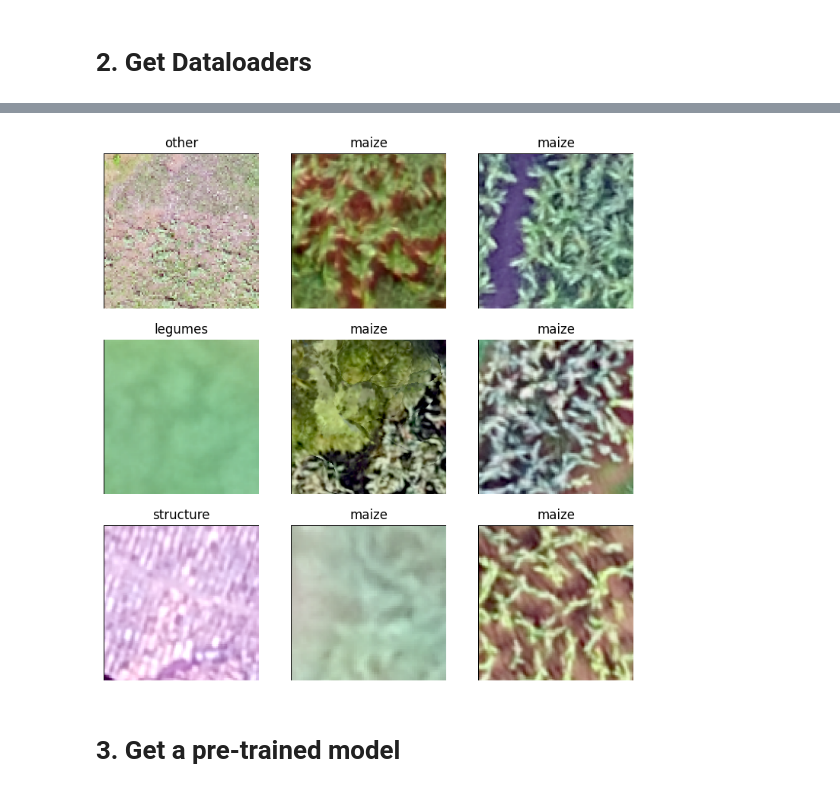
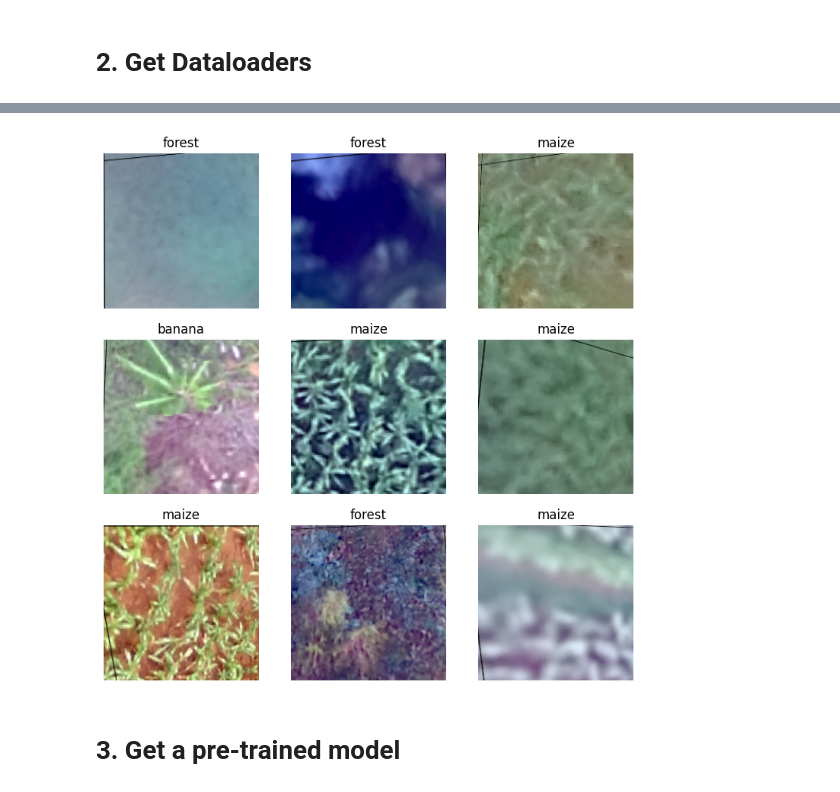
Before and after one commit to theshoaibshafique/Crop-Classification-Challenge, a Jupyter notebook: predictions-using-fast-ai-resnet.ipynb, the cells around one changed output, grey strips where cells are left out. Saved outputs shown, nothing was run; the diff lists cells and outputs as text; code cells hidden in the pictures.

```diff
--- a/predictions-using-fast-ai-resnet.ipynb
+++ b/predictions-using-fast-ai-resnet.ipynb
@@ -29,8 +36,8 @@ It seems like all of our images are of same size (200,200)
 # %%
-dls = ImageDataLoaders.from_folder(trn_path,valid_pct=0.2)
+dls = ImageDataLoaders.from_folder(trn_path,valid_pct=0.2,batch_tfms=aug_transforms(min_scale=0.75))
 dls.show_batch()
 # %% [output]
-[figure, old version]
+[figure, new version]
 # %% [markdown]
 # 3. Get a pre-trained model
 # %%
```
Also changed, not shown: parts of 5 cells of this notebook.
